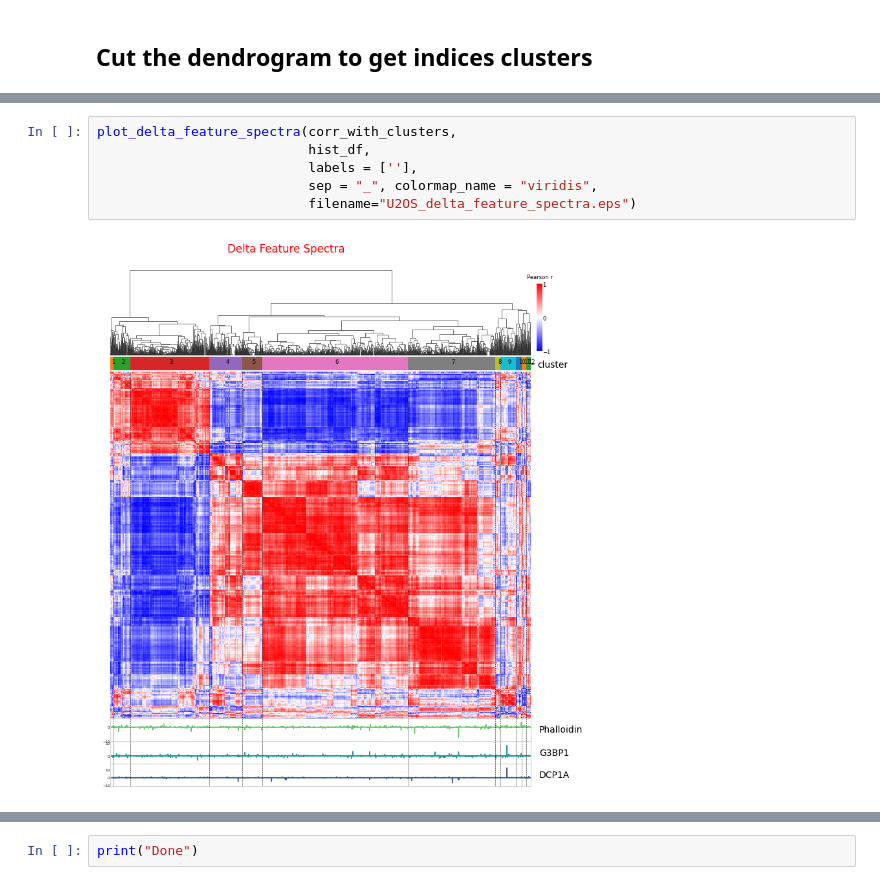
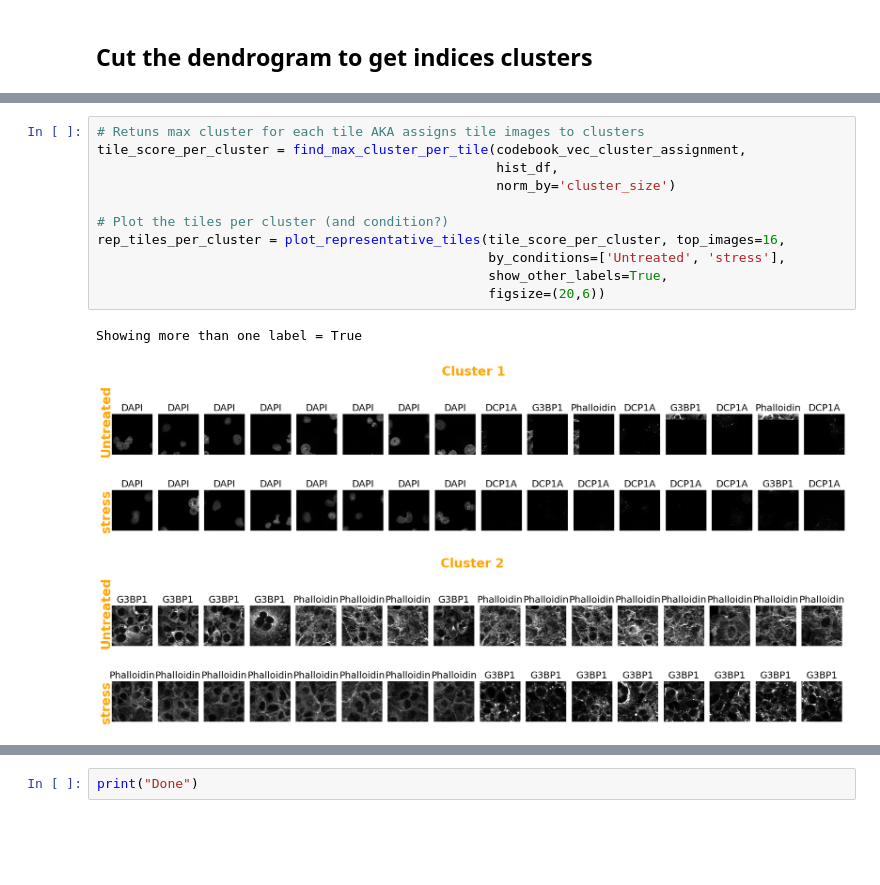
Before and after one commit to Sagykri/NOVA, a Jupyter notebook: outputs/figures/feature_spectra_notebooks/U2OS_VQ1_codebook_hierarchical_clustering_feature_spectra.ipynb, the cells around one changed output, grey strips where cells are left out. Drawn from its saved outputs; the diff is of its cells as text; blank space fills up the shorter version.

```diff
--- a/outputs/figures/feature_spectra_notebooks/U2OS_VQ1_codebook_hierarchical_clustering_feature_spectra.ipynb
+++ b/outputs/figures/feature_spectra_notebooks/U2OS_VQ1_codebook_hierarchical_clustering_feature_spectra.ipynb
@@ -552,8 +91,15 @@ def plot_delta_feature_spectra(corr_with_clusters,
-# %%
-plot_delta_feature_spectra(corr_with_clusters,
-                           hist_df,
-                           labels = [''],
-                           sep = "_", colormap_name = "viridis",
-                           filename="U2OS_delta_feature_spectra.eps")
-# %% [output]
-[figure, removed]
+# %%
+# Retuns max cluster for each tile AKA assigns tile images to clusters
+tile_score_per_cluster = find_max_cluster_per_tile(codebook_vec_cluster_assignment,
+                                                   hist_df,
+                                                   norm_by='cluster_size')
+
+# Plot the tiles per cluster (and condition?)
+rep_tiles_per_cluster = plot_representative_tiles(tile_score_per_cluster, top_images=16,
+                                                  by_conditions=['Untreated', 'stress'],
+                                                  show_other_labels=True,
+                                                  figsize=(20,6))
+# %% [output]
+Showing more than one label = True
+[figure, added]
+[figure, added]
```
Also changed, not shown: parts of 33 cells of this notebook.
